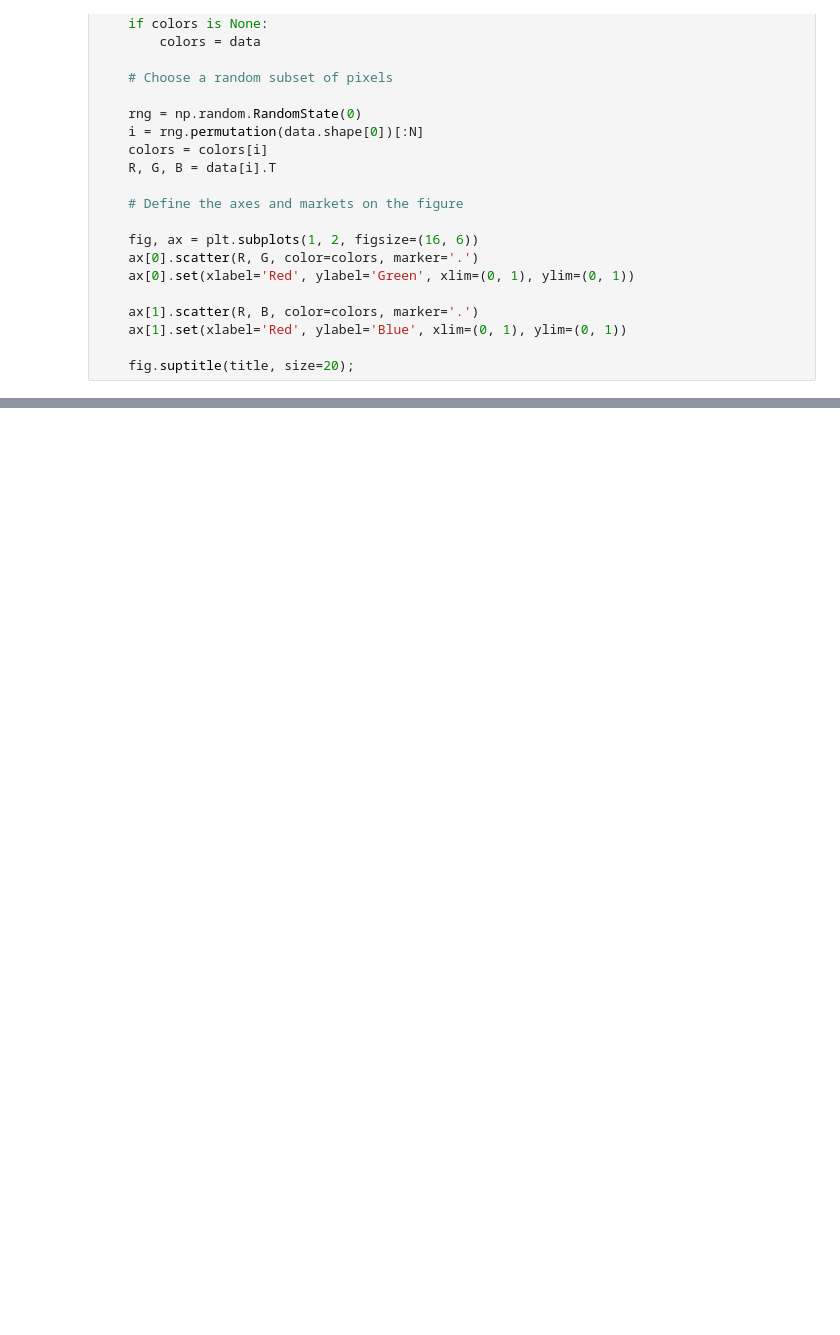
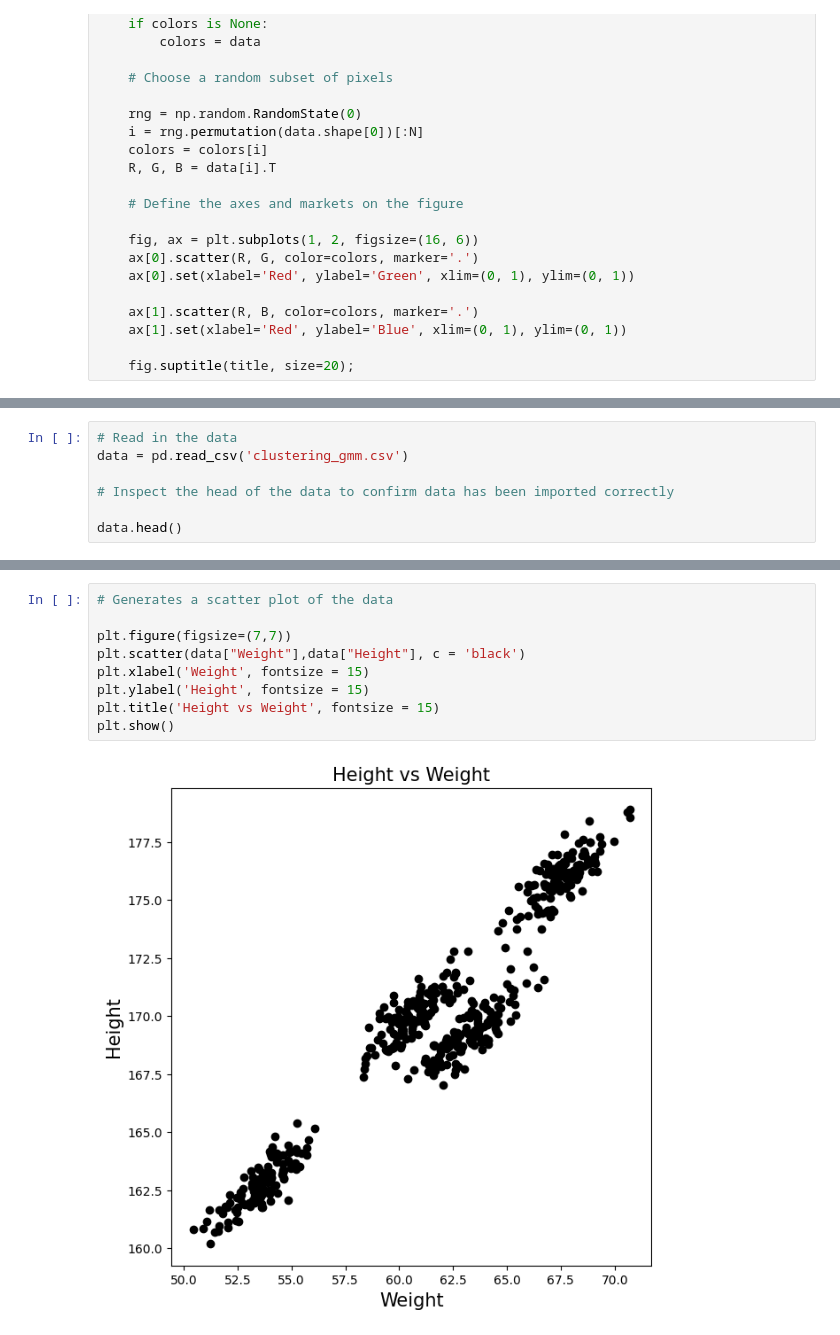
Before and after one commit to krishangupta33/Unboxing-Black-Box-ML-Models, a Jupyter notebook: HW6/HW6.ipynb, the cells around one changed output, grey strips where cells are left out. Saved outputs shown, nothing was run; the diff lists cells and outputs as text; blank space fills up the shorter version.

```diff
--- a/HW6/HW6.ipynb
+++ b/HW6/HW6.ipynb
@@ -268,0 +392,7 @@ Text(0.5, 1.0, '32-color Image')
+# %%
+# Read in the data
+data = pd.read_csv('clustering_gmm.csv')
+
+# Inspect the head of the data to confirm data has been imported correctly
+
+data.head()
@@ -268,0 +406,11 @@ Text(0.5, 1.0, '32-color Image')
+# %%
+# Generates a scatter plot of the data
+
+plt.figure(figsize=(7,7))
+plt.scatter(data["Weight"],data["Height"], c = 'black')
+plt.xlabel('Weight', fontsize = 15)
+plt.ylabel('Height', fontsize = 15)
+plt.title('Height vs Weight', fontsize = 15)
+plt.show()
+# %% [output]
+[figure, added]
```
Also changed, not shown: parts of 21 cells of this notebook, 1 other file.
